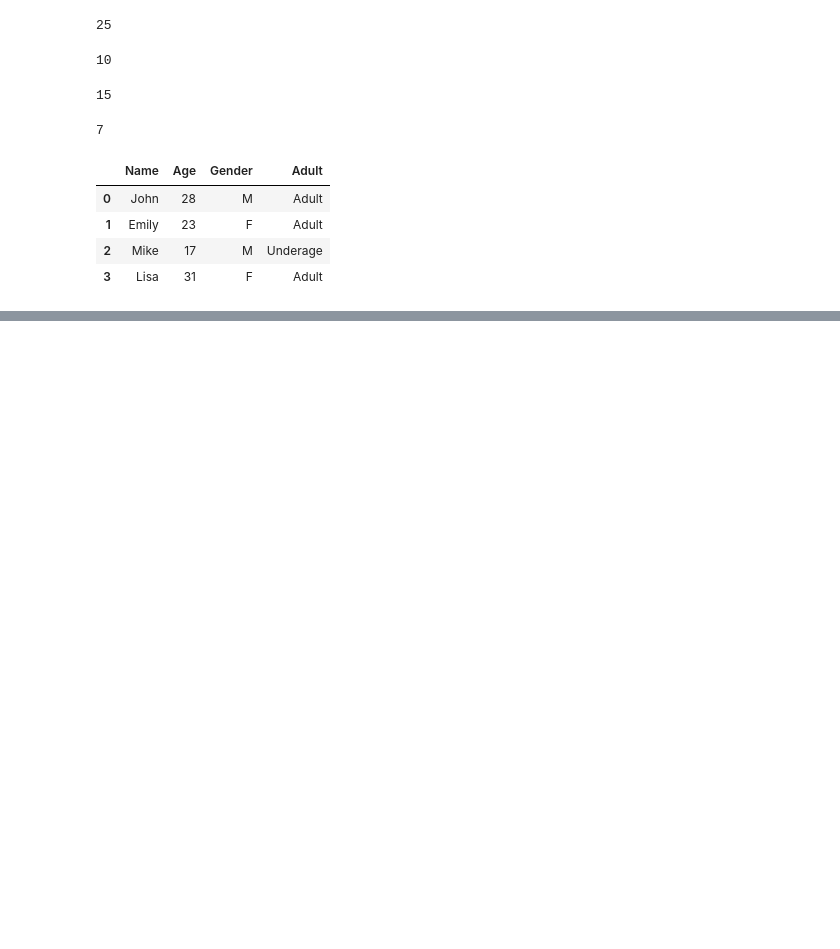
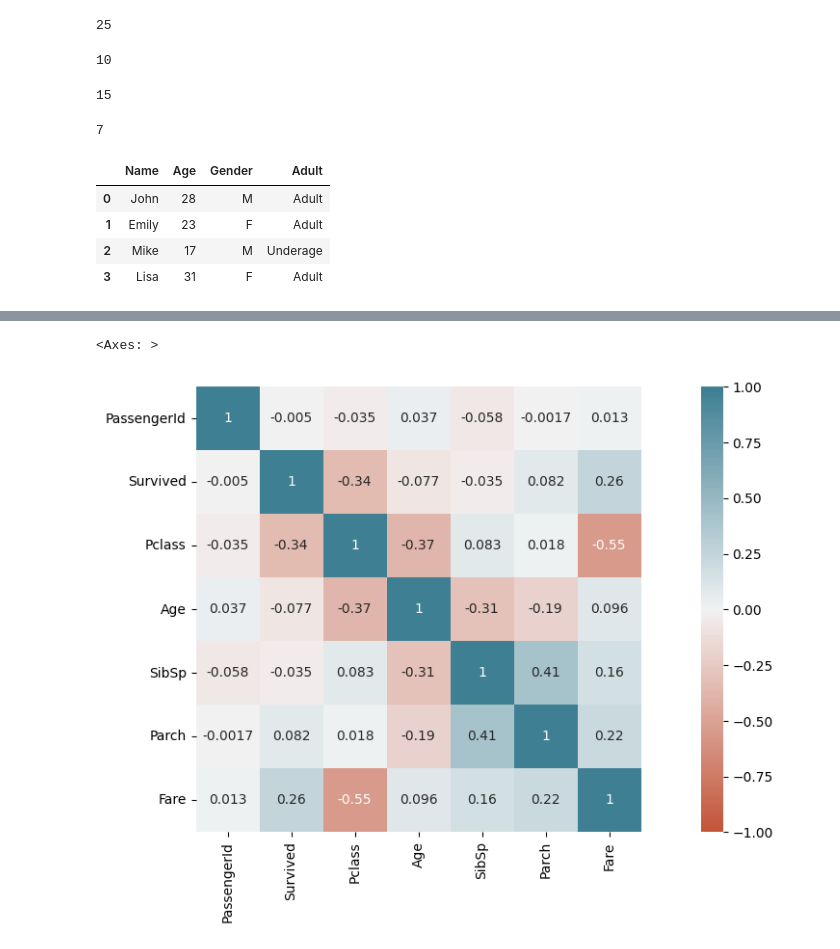
Before and after one commit to GianfriShow/ExperisAcademy_DataScience_AlessioManfredi, a Jupyter notebook: 13_09/pandas_theory.ipynb, the cells around one changed output, grey strips where cells are left out. Cells and saved outputs as stored; diff of their text form; code cells hidden in the pictures; blank space fills up the shorter version.

```diff
--- a/13_09/pandas_theory.ipynb
+++ b/13_09/pandas_theory.ipynb
@@ -238,0 +242,4 @@ df
+# %%
+df = pd.read_csv('train.csv')
+
+df
@@ -238,0 +380,2 @@ df
+# %%
+df.drop('Cabin', axis=1, inplace=True)  # drop the column 'Cabin', inplace=True means that the original dataframe is modified (so BE CAREFUL)
@@ -238,0 +394,3 @@ df
+# %%
+# with inplace=False, we need to store the output if we want to keep it since the original dataframe is NOT modified
+df = df.drop(columns=['Ticket', 'Embarked'], axis=1)
@@ -238,0 +406,2 @@ df
+# %%
+df2 = df.drop(columns = ['Name','Sex'], axis=1)
@@ -238,0 +437,18 @@ df
+# %%
+import matplotlib.pyplot as plt
+import seaborn as sns
+
+corr = df2.corr()
+
+fig, ax = plt.subplots(figsize=(16, 6))
+
+sns.heatmap(
+    corr,
+    vmin=-1, vmax=1, center=0, annot=True,
+    cmap=sns.diverging_palette(20, 220, n=200),
+    square=True
+)
+# produce a heatmap representing the correlation plot
+# %% [output]
+<Axes: >
+[figure, added]
```
Also changed, not shown: parts of 18 cells of this notebook, 4 other files.
